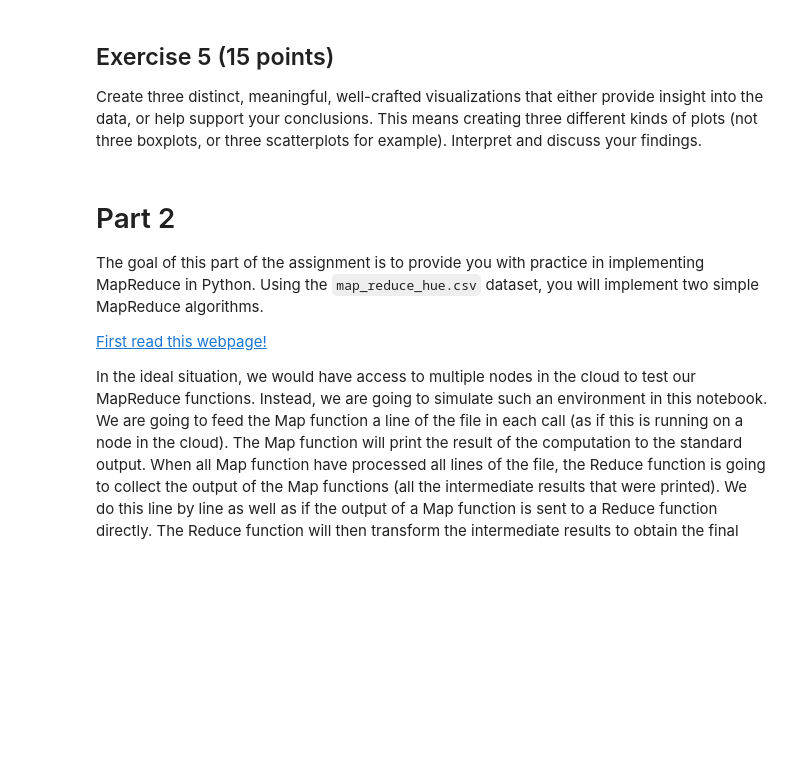
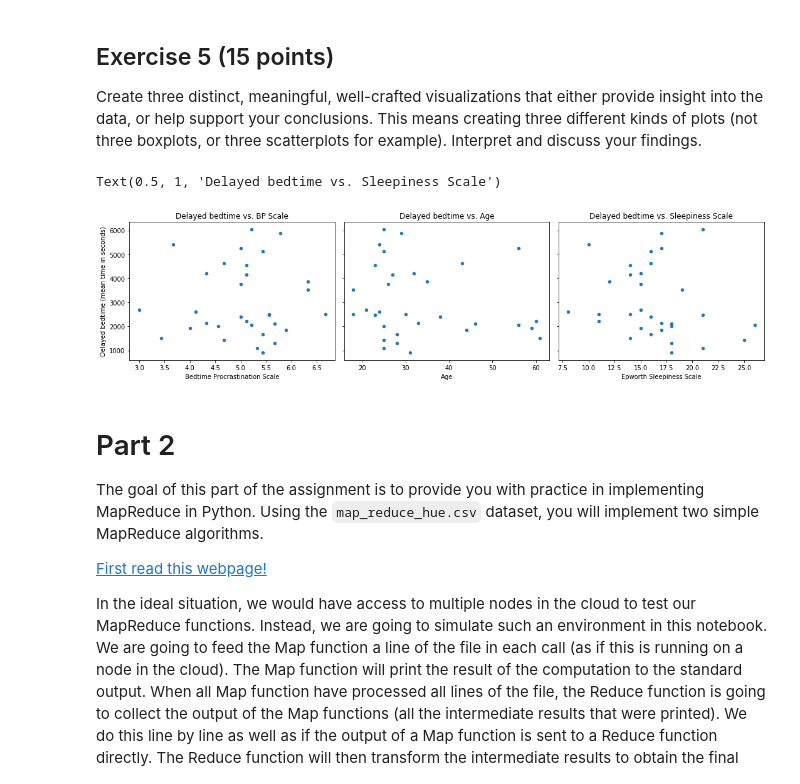
Before and after one commit to MTKat/Project_Big_Data, a Jupyter notebook: assignment03/assignment03/assignment03.ipynb, the cells around one changed output. Saved outputs shown, nothing was run; the diff lists cells and outputs as text; code cells hidden in the pictures; blank space fills up the shorter version.

```diff
--- a/assignment03/assignment03/assignment03.ipynb
+++ b/assignment03/assignment03/assignment03.ipynb
@@ -409,3 +407,33 @@ Create three distinct, meaningful, well-crafted visualizations that either provi
+# %%
+# Plot 1
+# YOUR CODE HERE
+
+fig, (ax0, ax1, ax2) = plt.subplots(1,3, figsize = [15,4], sharey = True)
+fig.tight_layout()
+fig.set_tight_layout(True)
+
+# Delay_time vs. BP_scale
+mergedDf.plot(x='bp_scale', y = 'delay_time', kind = 'scatter', ax = ax0, fontsize = 10)
+xlab = ax0.set_xlabel('Bedtime Procrastination Scale')
+ylab = ax0.set_ylabel('Delayed bedtime (mean time in seconds)')
+ax0.set_title('Delayed bedtime vs. BP Scale')
+
+# Delay_time vs. Age
+mergedDf.plot(x = 'age', y = 'delay_time', kind = 'scatter', ax = ax1,  fontsize = 10)
+xlab = ax1.set_xlabel('Age')
+ylab = ax1.set_ylabel('Delayed bedtime (mean time in seconds)')
+ax1.set_title('Delayed bedtime vs. Age')
+
+# Delay_time vs. Sleepiness Scale
+mergedDf.plot(x = 'daytime_sleepiness', y = 'delay_time', kind = 'scatter', ax = ax2,  fontsize = 10)
+xlab = ax2.set_xlabel('Epworth Sleepiness Scale')
+ylab = ax2.set_ylabel('Delayed bedtime (mean time in seconds)')
+ax2.set_title('Delayed bedtime vs. Sleepiness Scale')
+
+# YOUR CODE ENDS HERE
+# %% [output]
+Text(0.5, 1, 'Delayed bedtime vs. Sleepiness Scale')
+[figure, added]
 # %%
 # Plot 2
 # YOUR CODE HERE
```
Also changed, not shown: parts of 5 cells of this notebook.
